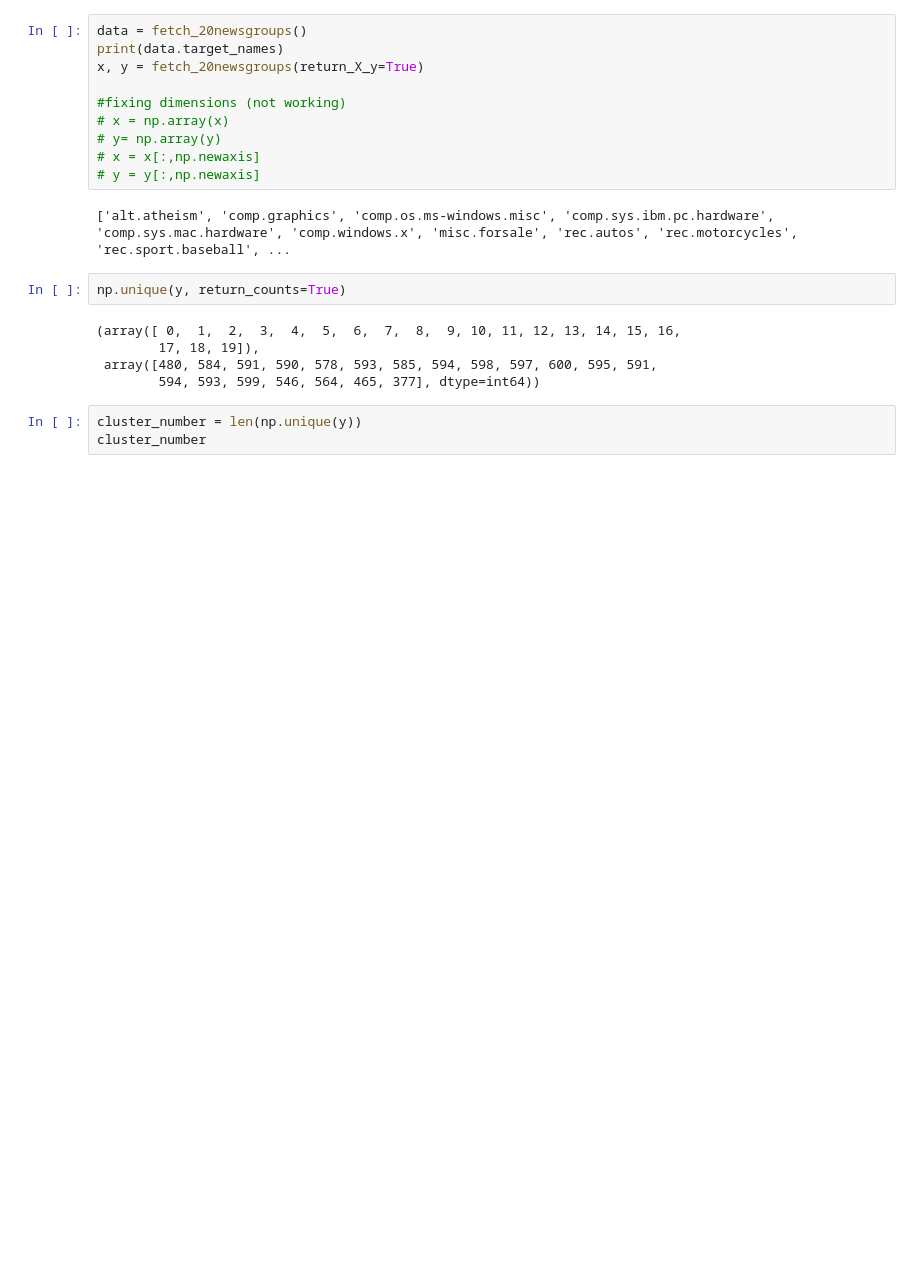
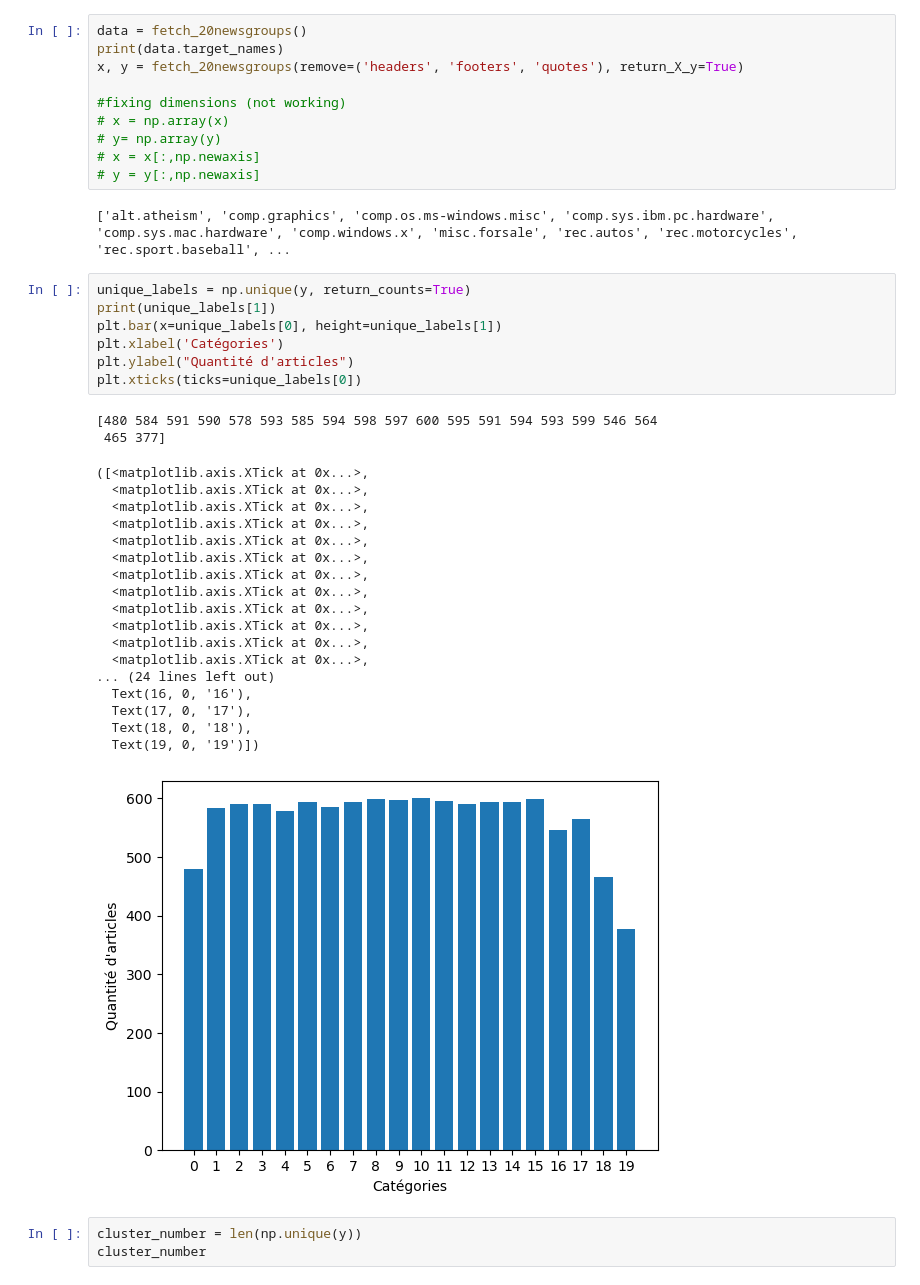
Before and after one commit to Insiares/simplon_datai_2025, a Jupyter notebook: Clustering/CLustering_text_articles.ipynb, the cells around one changed output. Saved outputs shown, nothing was run; the diff lists cells and outputs as text; blank space fills up the shorter version.

```diff
--- a/Clustering/CLustering_text_articles.ipynb
+++ b/Clustering/CLustering_text_articles.ipynb
@@ -14,7 +14,7 @@ import pandas as pd
 # %%
 data = fetch_20newsgroups()
 print(data.target_names)
-x, y = fetch_20newsgroups(return_X_y=True)
+x, y = fetch_20newsgroups(remove=('headers', 'footers', 'quotes'), return_X_y=True)
 
 #fixing dimensions (not working)
 # x = np.array(x)
@@ -23,13 +23,34 @@ x, y = fetch_20newsgroups(return_X_y=True)
 # y = y[:,np.newaxis]
 # %% [output]
 ['alt.atheism', 'comp.graphics', 'comp.os.ms-windows.misc', 'comp.sys.ibm.pc.hardware', 'comp.sys.mac.hardware', 'comp.windows.x', 'misc.forsale', 'rec.autos', 'rec.motorcycles', 'rec.sport.baseball', ...
-# %%
-np.unique(y, return_counts=True)
-# %% [output]
-(array([ 0,  1,  2,  3,  4,  5,  6,  7,  8,  9, 10, 11, 12, 13, 14, 15, 16,
-        17, 18, 19]),
- array([480, 584, 591, 590, 578, 593, 585, 594, 598, 597, 600, 595, 591,
-        594, 593, 599, 546, 564, 465, 377], dtype=int64))
+# %%
+unique_labels = np.unique(y, return_counts=True)
+print(unique_labels[1])
+plt.bar(x=unique_labels[0], height=unique_labels[1])
+plt.xlabel('Catégories')
+plt.ylabel("Quantité d'articles")
+plt.xticks(ticks=unique_labels[0])
+# %% [output]
+[480 584 591 590 578 593 585 594 598 597 600 595 591 594 593 599 546 564
+ 465 377]
+([<matplotlib.axis.XTick at 0x...>,
+  <matplotlib.axis.XTick at 0x...>,
+  <matplotlib.axis.XTick at 0x...>,
+  <matplotlib.axis.XTick at 0x...>,
+  <matplotlib.axis.XTick at 0x...>,
+  <matplotlib.axis.XTick at 0x...>,
+  <matplotlib.axis.XTick at 0x...>,
+  <matplotlib.axis.XTick at 0x...>,
+  <matplotlib.axis.XTick at 0x...>,
+  <matplotlib.axis.XTick at 0x...>,
+  <matplotlib.axis.XTick at 0x...>,
+  <matplotlib.axis.XTick at 0x...>,
+... (24 lines left out)
+  Text(16, 0, '16'),
+  Text(17, 0, '17'),
+  Text(18, 0, '18'),
+  Text(19, 0, '19')])
+[figure, added]
 # %%
 cluster_number = len(np.unique(y))
 cluster_number
```
Also changed, not shown: parts of 13 cells of this notebook, 3 other files.
